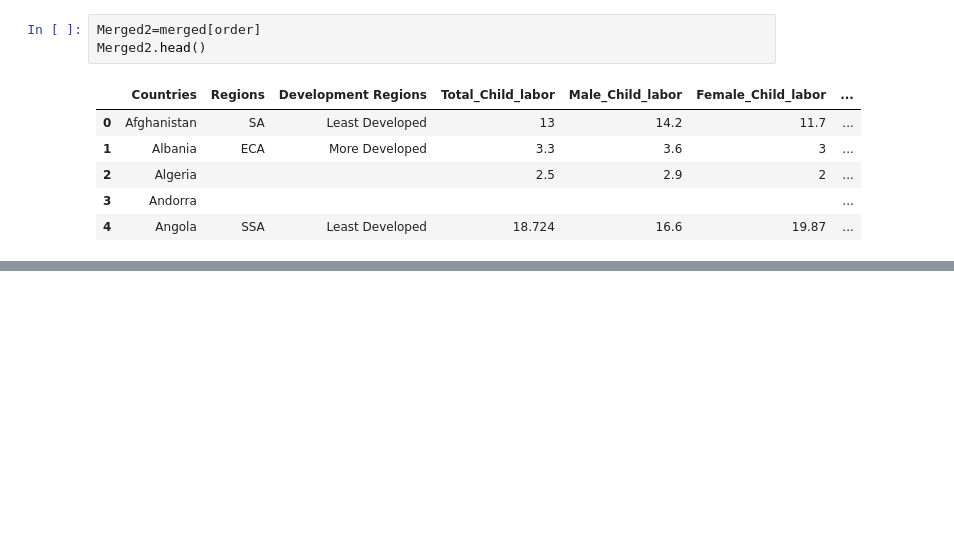
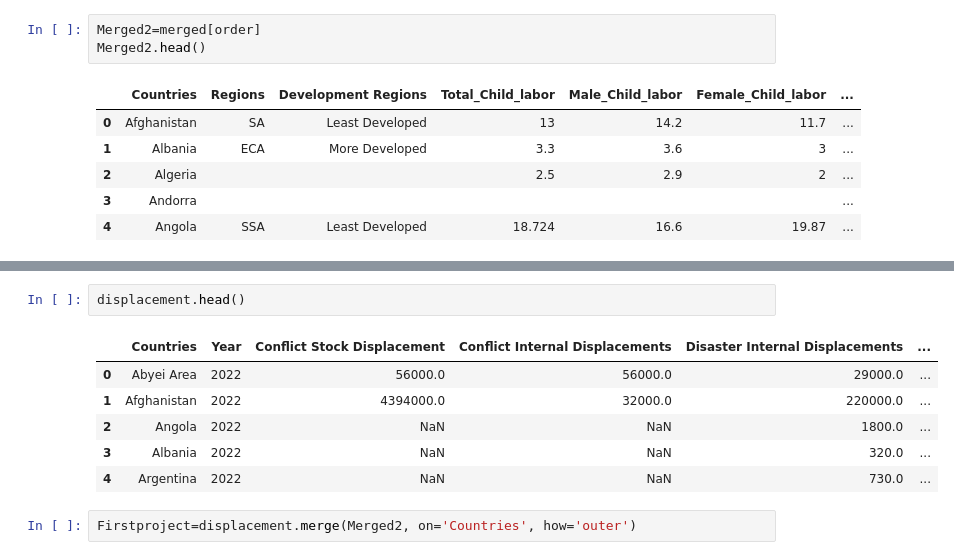
Before and after one commit to shimjide123/datman, a Jupyter notebook: PS3_by_Yu_Nong.ipynb, the cells around one changed output, grey strips where cells are left out. Cells and saved outputs as stored; diff of their text form; blank space fills up the shorter version.

```diff
--- a/PS3_by_Yu_Nong.ipynb
+++ b/PS3_by_Yu_Nong.ipynb
@@ -347,0 +367,11 @@ Merged2.groupby()
+# %%
+displacement.head()
+# %% [output]
+|  | Countries | Year | Conflict Stock Displacement | Conflict Internal Displacements | Disaster Internal Displacements | ... |
+| 0 | Abyei Area | 2022 | 56000.0 | 56000.0 | 29000.0 | ... |
+| 1 | Afghanistan | 2022 | 4394000.0 | 32000.0 | 220000.0 | ... |
+| 2 | Angola | 2022 | NaN | NaN | 1800.0 | ... |
+| 3 | Albania | 2022 | NaN | NaN | 320.0 | ... |
+| 4 | Argentina | 2022 | NaN | NaN | 730.0 | ... |
+# %%
+Firstproject=displacement.merge(Merged2, on='Countries', how='outer')
```
Also changed, not shown: parts of 14 cells of this notebook.
